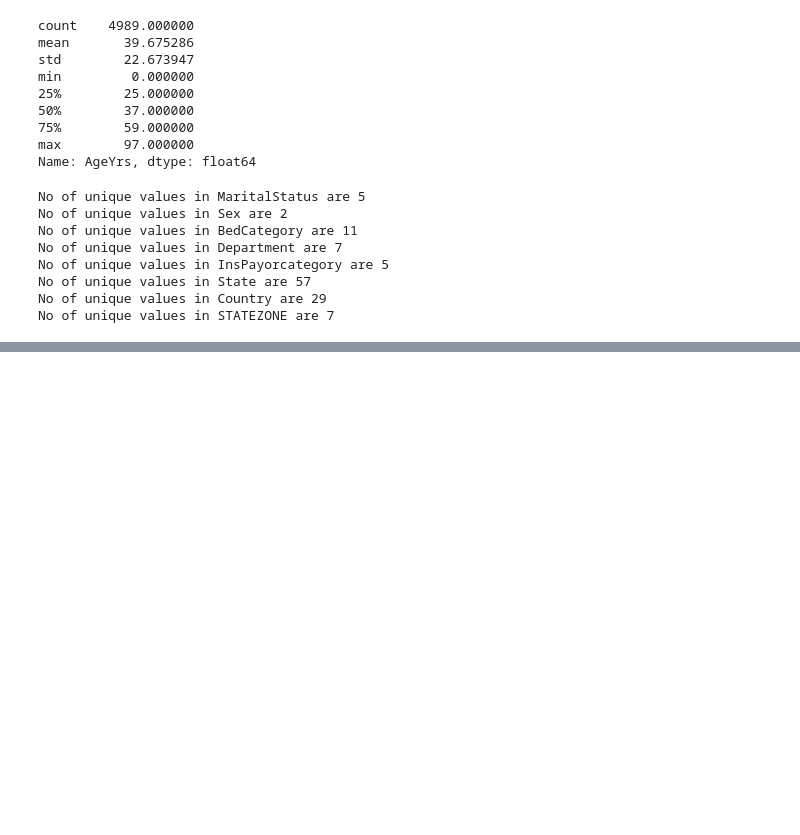
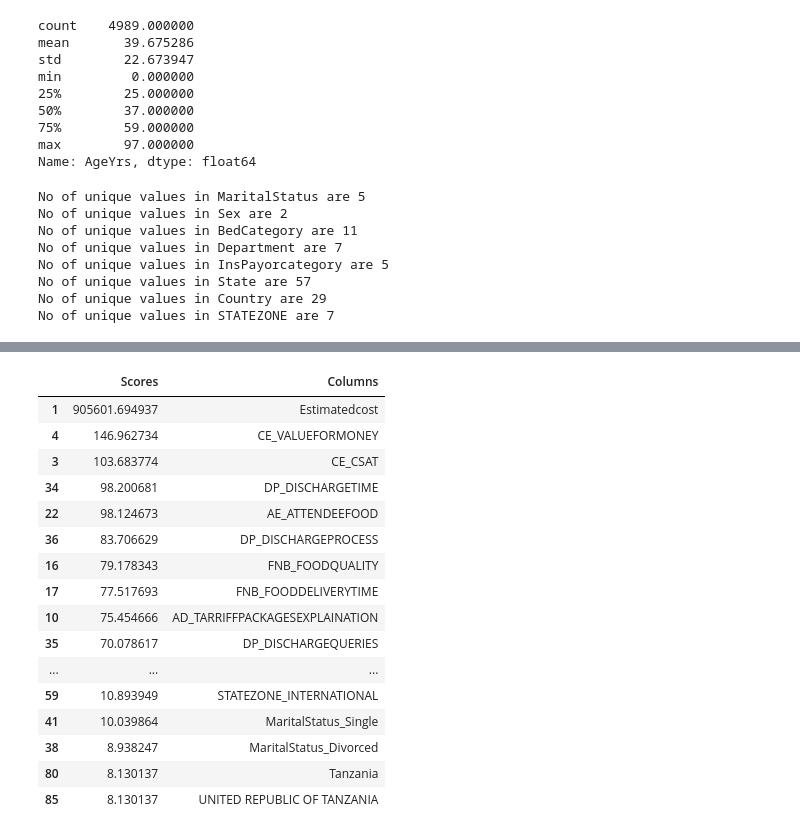
Before and after one commit to manthra16695/Code-360, a Jupyter notebook: Manipal_Hospitals.ipynb, the cells around one changed output, grey strips where cells are left out. Drawn from its saved outputs; the diff is of its cells as text; code cells hidden in the pictures; blank space fills up the shorter version.

```diff
--- a/Manipal_Hospitals.ipynb
+++ b/Manipal_Hospitals.ipynb
@@ -407,0 +460,38 @@ data=data.drop(labels=['State','Country','BedCategory'],axis=1)
+# %%
+##Feature Selection Methods
+
+##1 - > Univariate selection
+## For Med - Small Datasets use Backward Elimintaion, Forward selection, Recursive feature Extraction
+##Embedded Methods - These methods randomly select all possible combinations of variables and select the best possible combination
+
+from sklearn.feature_selection import SelectKBest
+from sklearn.feature_selection import chi2
+
+ordered_rank_feature=SelectKBest(score_func=chi2)
+ranks=ordered_rank_feature.fit(X,Y)
+# %%
+scores=pd.DataFrame(ranks.scores_,columns=['Scores'])
+cols=pd.DataFrame(X.columns)
+# %%
+feature_rank=pd.concat([scores,cols],axis=1)
+feature_rank.columns=['Scores','Columns']
+# %%
+feature_rank.nlargest(50,'Scores')##Top 10 important variables
+# %% [output]
+|  | Scores | Columns |
+| 1 | 905601.694937 | Estimatedcost |
+| 4 | 146.962734 | CE_VALUEFORMONEY |
+| 3 | 103.683774 | CE_CSAT |
+| 34 | 98.200681 | DP_DISCHARGETIME |
+| 22 | 98.124673 | AE_ATTENDEEFOOD |
+| 36 | 83.706629 | DP_DISCHARGEPROCESS |
+| 16 | 79.178343 | FNB_FOODQUALITY |
+| 17 | 77.517693 | FNB_FOODDELIVERYTIME |
+| 10 | 75.454666 | AD_TARRIFFPACKAGESEXPLAINATION |
+| 35 | 70.078617 | DP_DISCHARGEQUERIES |
+| ... | ... | ... |
+| 59 | 10.893949 | STATEZONE_INTERNATIONAL |
+| 41 | 10.039864 | MaritalStatus_Single |
+| 38 | 8.938247 | MaritalStatus_Divorced |
+| 80 | 8.130137 | Tanzania |
+| 85 | 8.130137 | UNITED REPUBLIC OF TANZANIA |
```
Also changed, not shown: parts of 11 cells of this notebook.
